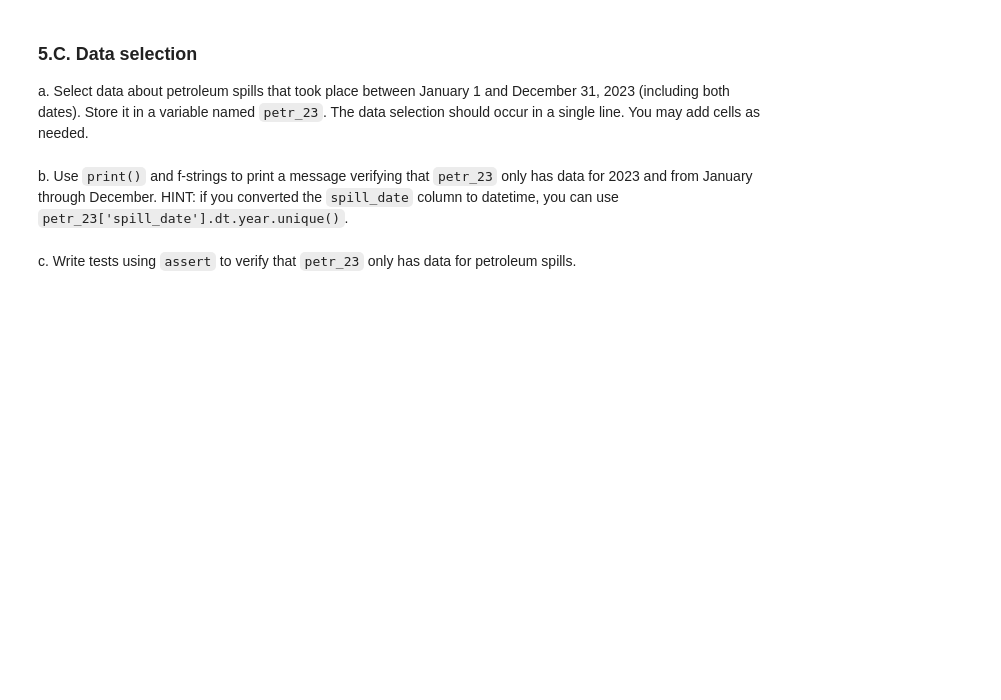
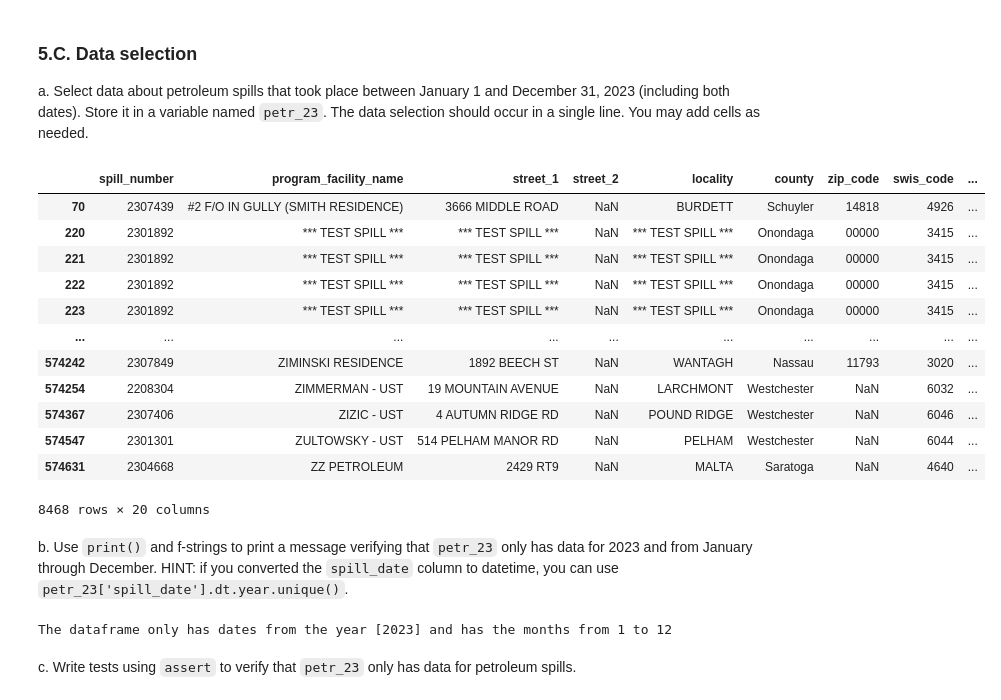
Before and after one commit to ethan-mathews24/eds220-hwk3, a Jupyter notebook: hwk3-task2-spills.ipynb, the cells around one changed output. Drawn from its saved outputs; the diff is of its cells as text; code cells hidden in the pictures; blank space fills up the shorter version.

Commit message:
completes data exploration and selection

```diff
--- a/hwk3-task2-spills.ipynb
+++ b/hwk3-task2-spills.ipynb
@@ -168,3 +213,9 @@ _Type your answer here, replacing this text._
 
 ### 5.B. Cleaning
 a. Simplify column names as needed.
+# %%
+# Simplifies column names to follow consistent format
+spills.columns = spills.columns.str.lower().str.strip().str.replace(' ', '_')
+
+# Double check it worked
+spills.columns
@@ -174,3 +232,13 @@ a. Simplify column names as needed.
 <!-- BEGIN QUESTION -->
 
 b. Update column data types as needed.
+# %%
+# Update column data types
+column_list = ['spill_date', 'received_date', 'close_date']
+
+# Create a for-loop to update data types in date columns
+for column in column_list:
+    spills[column] = pd.to_datetime(spills[column])
+
+# Verify it worked
+spills.info()
@@ -182,6 +268,26 @@ b. Update column data types as needed.
 ### 5.C. Data selection
 
 a. Select data about petroleum spills that took place between January 1 and December 31, 2023 (including both dates). Store it in a variable named `petr_23`. The data selection should occur in a single line. You may add cells as needed.
+# %%
+# Filtering data for only petroleum and specific date range
+petr_23 = spills[(spills['material_family'] == "Petroleum") & (spills['spill_date'] >= "2023-01-01") & (spills['spill_date'] <= "2023-12-31")]
+
+# View DataFrame
+petr_23
+# %% [output]
+|  | spill_number | program_facility_name | street_1 | street_2 | locality | county | zip_code | swis_code | ... |
+| 70 | 2307439 | #2 F/O IN GULLY (SMITH RESIDENCE) | 3666 MIDDLE ROAD | NaN | BURDETT | Schuyler | 14818 | 4926 | ... |
+| 220 | 2301892 | *** TEST SPILL *** | *** TEST SPILL *** | NaN | *** TEST SPILL *** | Onondaga | 00000 | 3415 | ... |
+| 221 | 2301892 | *** TEST SPILL *** | *** TEST SPILL *** | NaN | *** TEST SPILL *** | Onondaga | 00000 | 3415 | ... |
+| 222 | 2301892 | *** TEST SPILL *** | *** TEST SPILL *** | NaN | *** TEST SPILL *** | Onondaga | 00000 | 3415 | ... |
+| 223 | 2301892 | *** TEST SPILL *** | *** TEST SPILL *** | NaN | *** TEST SPILL *** | Onondaga | 00000 | 3415 | ... |
+| ... | ... | ... | ... | ... | ... | ... | ... | ... | ... |
+| 574242 | 2307849 | ZIMINSKI RESIDENCE | 1892 BEECH ST | NaN | WANTAGH | Nassau | 11793 | 3020 | ... |
+| 574254 | 2208304 | ZIMMERMAN - UST | 19 MOUNTAIN AVENUE | NaN | LARCHMONT | Westchester | NaN | 6032 | ... |
+| 574367 | 2307406 | ZIZIC - UST | 4 AUTUMN RIDGE RD | NaN | POUND RIDGE | Westchester | NaN | 6046 | ... |
+| 574547 | 2301301 | ZULTOWSKY - UST | 514 PELHAM MANOR RD | NaN | PELHAM | Westchester | NaN | 6044 | ... |
+| 574631 | 2304668 | ZZ PETROLEUM | 2429 RT9 | NaN | MALTA | Saratoga | NaN | 4640 | ... |
+8468 rows × 20 columns
 # %% [markdown]
 <!-- END QUESTION -->
 
@@ -189,6 +295,11 @@ a. Select data about petroleum spills that took place between January 1 and Dece
 
 b. Use `print()` and f-strings to print a message verifying that `petr_23` only has data for 2023 and from January through December.
 HINT: if you converted the `spill_date` column to datetime, you can use `petr_23['spill_date'].dt.year.unique()`.
+# %%
+# Using f-string to verify condtions were applied to DataFrame
+print(f"The dataframe only has dates from the year {petr_23['spill_date'].dt.year.unique()} and has the months from {petr_23['spill_date'].dt.month.min()} to {petr_23['spill_date'].dt.month.max()}")
+# %% [output]
+The dataframe only has dates from the year [2023] and has the months from 1 to 12
 # %% [markdown]
 <!-- END QUESTION -->
 
```
Also changed, not shown: parts of 20 cells of this notebook.
